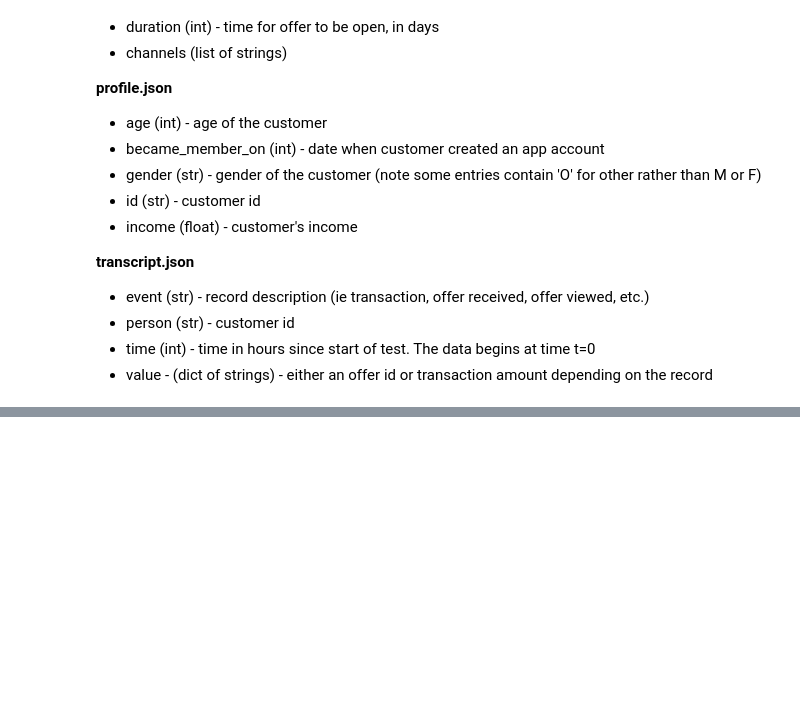
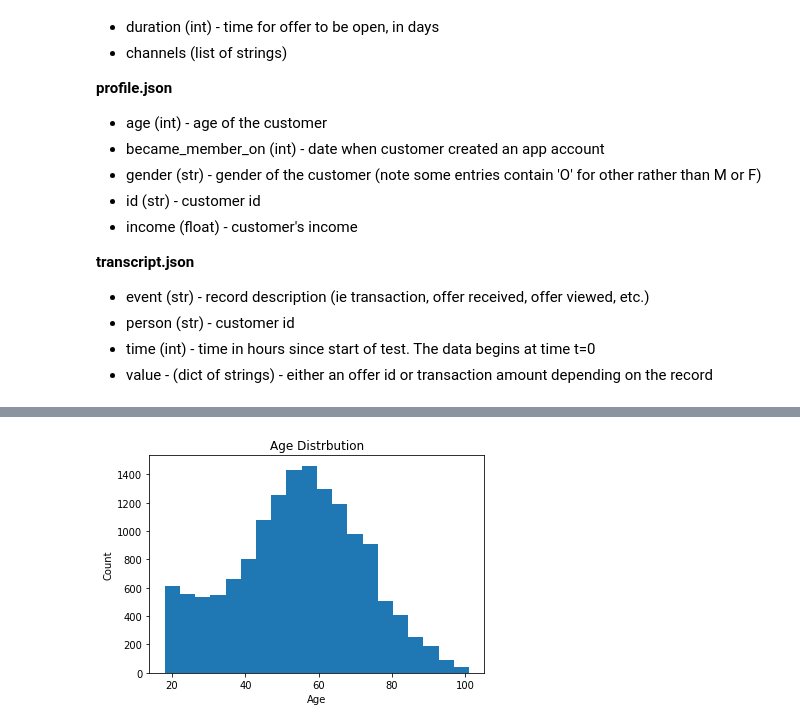
Before and after one commit to Ezeebube5/data-science-projects, a Jupyter notebook: capstone_project/Starbucks_Capstone_notebook.ipynb, the cells around one changed output, grey strips where cells are left out. Drawn from its saved outputs; the diff is of its cells as text; code cells hidden in the pictures; blank space fills up the shorter version.

```diff
--- a/capstone_project/Starbucks_Capstone_notebook.ipynb
+++ b/capstone_project/Starbucks_Capstone_notebook.ipynb
@@ -82,0 +458,4 @@ transcript = pd.read_json('data/transcript.json', orient='records', lines=True)
+# %%
+plot_hist(data=cleaned_profile['age'], title='Age Distrbution', xlabel='Age', ylabel='Count')
+# %% [output]
+[figure, added]
```
Also changed, not shown: parts of 80 cells of this notebook, 1 other file.
